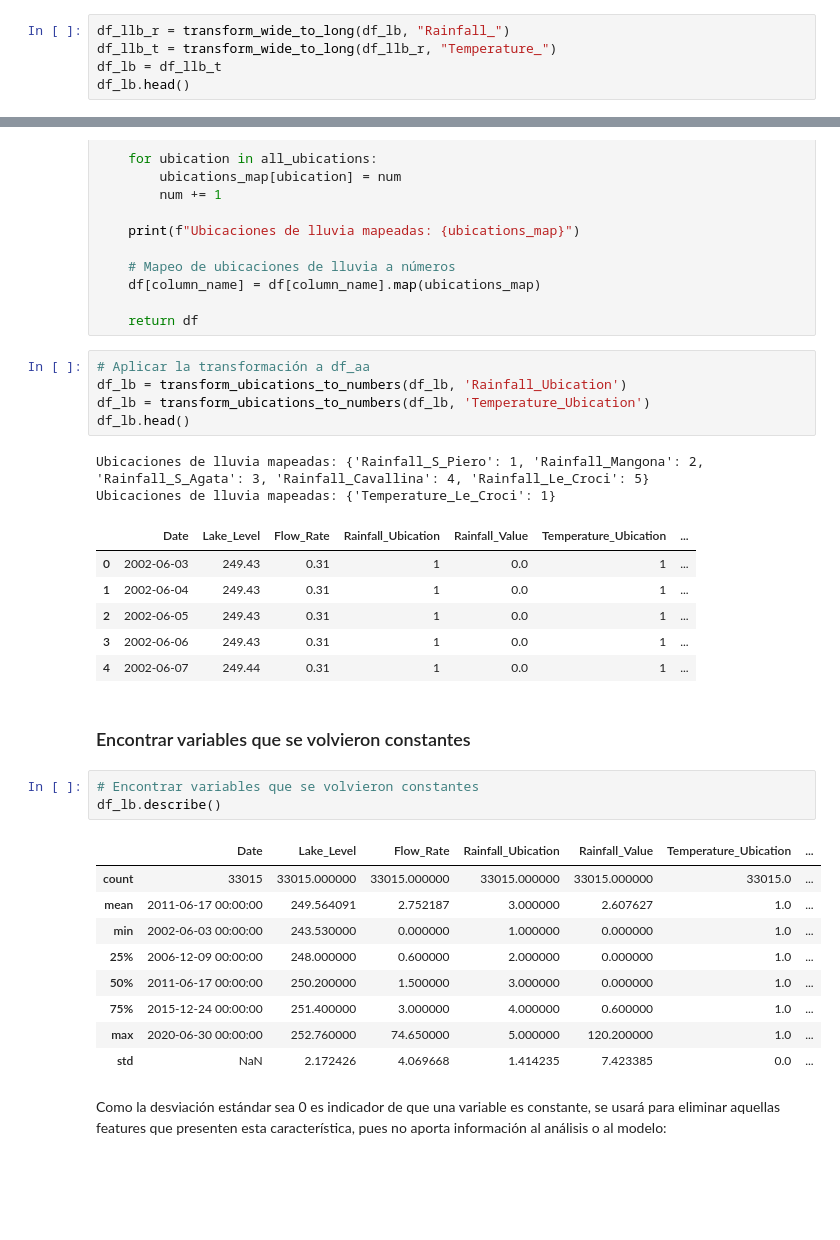
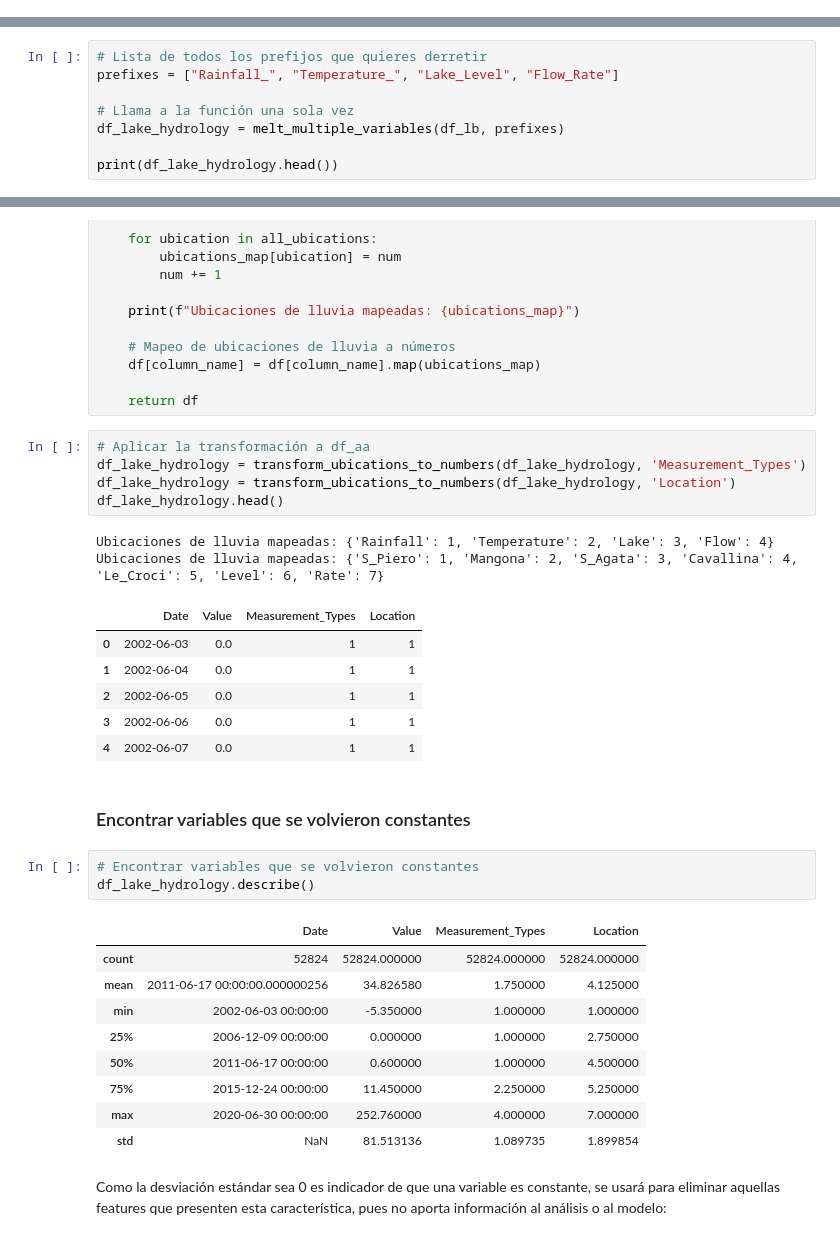
Before and after one commit to Bere333/Smart-Water-Analytics-BBRH, a Jupyter notebook: src/01_eda_lake.ipynb, the cells around one changed output, grey strips where cells are left out. Saved outputs shown, nothing was run; the diff lists cells and outputs as text; blank space fills up the shorter version.

```diff
--- a/src/01_eda_lake.ipynb
+++ b/src/01_eda_lake.ipynb
@@ -236,5 +219,0 @@ def transform_wide_to_long(df, match):
-# %%
-df_llb_r = transform_wide_to_long(df_lb, "Rainfall_")
-df_llb_t = transform_wide_to_long(df_llb_r, "Temperature_")
-df_lb = df_llb_t
-df_lb.head()
@@ -247,0 +259,8 @@ df_lb.head()
+# %%
+# Lista de todos los prefijos que quieres derretir
+prefixes = ["Rainfall_", "Temperature_", "Lake_Level", "Flow_Rate"]
+
+# Llama a la función una sola vez
+df_lake_hydrology = melt_multiple_variables(df_lb, prefixes)
+
+print(df_lake_hydrology.head())
@@ -277,32 +303,32 @@ def transform_ubications_to_numbers(df, column_name):
     return df
 # %%
 # Aplicar la transformación a df_aa
-df_lb = transform_ubications_to_numbers(df_lb, 'Rainfall_Ubication')
-df_lb = transform_ubications_to_numbers(df_lb, 'Temperature_Ubication')
-df_lb.head()
+df_lake_hydrology = transform_ubications_to_numbers(df_lake_hydrology, 'Measurement_Types')
+df_lake_hydrology = transform_ubications_to_numbers(df_lake_hydrology, 'Location')
+df_lake_hydrology.head()
 # %% [output]
-Ubicaciones de lluvia mapeadas: {'Rainfall_S_Piero': 1, 'Rainfall_Mangona': 2, 'Rainfall_S_Agata': 3, 'Rainfall_Cavallina': 4, 'Rainfall_Le_Croci': 5}
-Ubicaciones de lluvia mapeadas: {'Temperature_Le_Croci': 1}
+Ubicaciones de lluvia mapeadas: {'Rainfall': 1, 'Temperature': 2, 'Lake': 3, 'Flow': 4}
+Ubicaciones de lluvia mapeadas: {'S_Piero': 1, 'Mangona': 2, 'S_Agata': 3, 'Cavallina': 4, 'Le_Croci': 5, 'Level': 6, 'Rate': 7}
-|  | Date | Lake_Level | Flow_Rate | Rainfall_Ubication | Rainfall_Value | Temperature_Ubication | ... |
-| 0 | 2002-06-03 | 249.43 | 0.31 | 1 | 0.0 | 1 | ... |
-| 1 | 2002-06-04 | 249.43 | 0.31 | 1 | 0.0 | 1 | ... |
-| 2 | 2002-06-05 | 249.43 | 0.31 | 1 | 0.0 | 1 | ... |
-| 3 | 2002-06-06 | 249.43 | 0.31 | 1 | 0.0 | 1 | ... |
-| 4 | 2002-06-07 | 249.44 | 0.31 | 1 | 0.0 | 1 | ... |
+|  | Date | Value | Measurement_Types | Location |
+| 0 | 2002-06-03 | 0.0 | 1 | 1 |
+| 1 | 2002-06-04 | 0.0 | 1 | 1 |
+| 2 | 2002-06-05 | 0.0 | 1 | 1 |
+| 3 | 2002-06-06 | 0.0 | 1 | 1 |
+| 4 | 2002-06-07 | 0.0 | 1 | 1 |
 # %% [markdown]
 ### Encontrar variables que se volvieron constantes
 # %%
 # Encontrar variables que se volvieron constantes
-df_lb.describe()
+df_lake_hydrology.describe()
 # %% [output]
-|  | Date | Lake_Level | Flow_Rate | Rainfall_Ubication | Rainfall_Value | Temperature_Ubication | ... |
-| count | 33015 | 33015.000000 | 33015.000000 | 33015.000000 | 33015.000000 | 33015.0 | ... |
-| mean | 2011-06-17 00:00:00 | 249.564091 | 2.752187 | 3.000000 | 2.607627 | 1.0 | ... |
-| min | 2002-06-03 00:00:00 | 243.530000 | 0.000000 | 1.000000 | 0.000000 | 1.0 | ... |
-| 25% | 2006-12-09 00:00:00 | 248.000000 | 0.600000 | 2.000000 | 0.000000 | 1.0 | ... |
-| 50% | 2011-06-17 00:00:00 | 250.200000 | 1.500000 | 3.000000 | 0.000000 | 1.0 | ... |
-| 75% | 2015-12-24 00:00:00 | 251.400000 | 3.000000 | 4.000000 | 0.600000 | 1.0 | ... |
-| max | 2020-06-30 00:00:00 | 252.760000 | 74.650000 | 5.000000 | 120.200000 | 1.0 | ... |
-| std | NaN | 2.172426 | 4.069668 | 1.414235 | 7.423385 | 0.0 | ... |
+|  | Date | Value | Measurement_Types | Location |
+| count | 52824 | 52824.000000 | 52824.000000 | 52824.000000 |
+| mean | 2011-06-17 00:00:00.000000256 | 34.826580 | 1.750000 | 4.125000 |
+| min | 2002-06-03 00:00:00 | -5.350000 | 1.000000 | 1.000000 |
+| 25% | 2006-12-09 00:00:00 | 0.000000 | 1.000000 | 2.750000 |
+| 50% | 2011-06-17 00:00:00 | 0.600000 | 1.000000 | 4.500000 |
+| 75% | 2015-12-24 00:00:00 | 11.450000 | 2.250000 | 5.250000 |
+| max | 2020-06-30 00:00:00 | 252.760000 | 4.000000 | 7.000000 |
+| std | NaN | 81.513136 | 1.089735 | 1.899854 |
 # %% [markdown]
 Como la desviación estándar sea 0 es indicador de que una variable es constante, se usará para eliminar aquellas features que presenten esta característica, pues no aporta información al análisis o al modelo:
```
Also changed, not shown: parts of 9 cells of this notebook.
